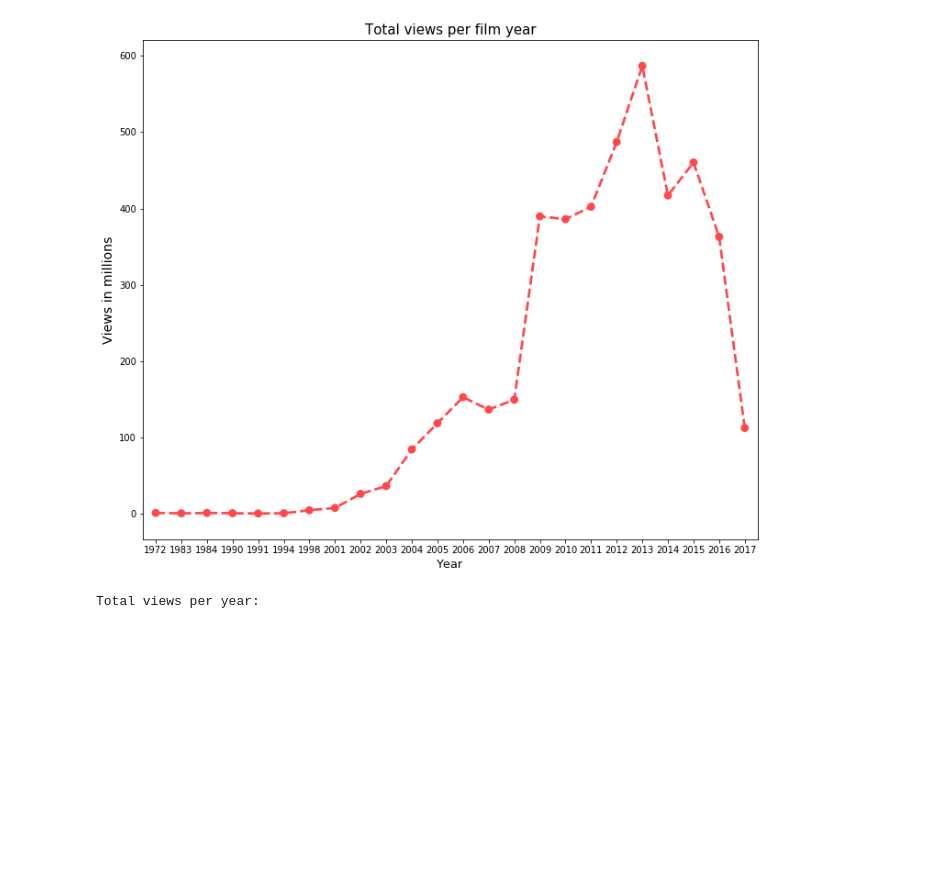
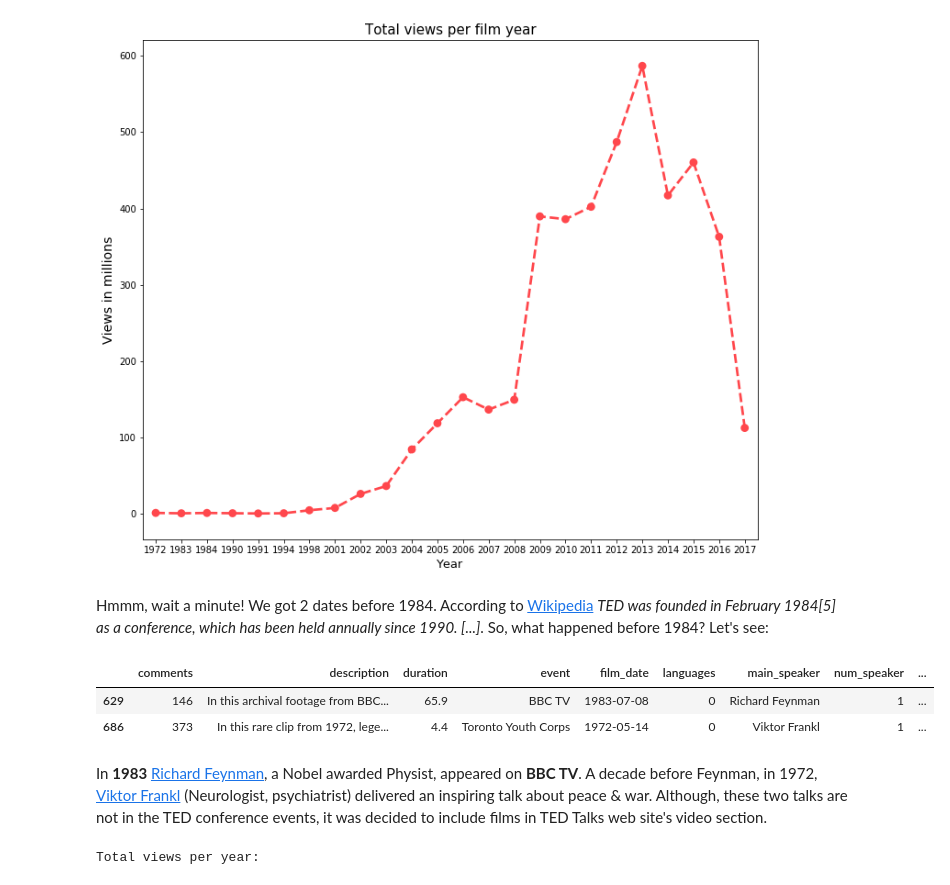
Before and after one commit to stef-aramp/TED_Talks_analysis, a Jupyter notebook: TED_notebook.ipynb, the cells around one changed output. Saved outputs shown, nothing was run; the diff lists cells and outputs as text; code cells hidden in the pictures; blank space fills up the shorter version.

```diff
--- a/TED_notebook.ipynb
+++ b/TED_notebook.ipynb
@@ -332,6 +332,16 @@ flm_views = df[['f_year','views']].groupby('f_year').sum().apply(lambda x: round
 pointplot(flm_views.f_year, flm_views.views, 'Year', 'Views in millions', 'Total views per film year', '#ff474c')
 # %% [output]
 [figure]
+# %% [markdown]
+Hmmm, wait a minute! We got 2 dates before 1984. According to [Wikipedia]('https://en.wikipedia.org/wiki/TED_(conference)') *TED was founded in February 1984[5] as a conference, which has been held annually since 1990. [...]*. So, what happened before 1984? Let's see:
+# %%
+df.loc[df.f_year < 1984]
+# %% [output]
+|  | comments | description | duration | event | film_date | languages | main_speaker | num_speaker | ... |
+| 629 | 146 | In this archival footage from BBC... | 65.9 | BBC TV | 1983-07-08 | 0 | Richard Feynman | 1 | ... |
+| 686 | 373 | In this rare clip from 1972, lege... | 4.4 | Toronto Youth Corps | 1972-05-14 | 0 | Viktor Frankl | 1 | ... |
+# %% [markdown]
+In **1983** [Richard Feynman](https://en.wikipedia.org/wiki/Richard_Feynman), a Nobel awarded Physist, appeared on **BBC TV**. A decade before Feynman, in 1972, [Viktor Frankl](https://en.wikipedia.org/wiki/Viktor_Frankl) (Neurologist, psychiatrist) delivered an inspiring talk about peace & war. Although, these two talks are not in the TED conference events, it was decided to include films in TED Talks web site's video section.
 # %%
 # total views from talks per year
 
```
Also changed, not shown: parts of 6 cells of this notebook.
